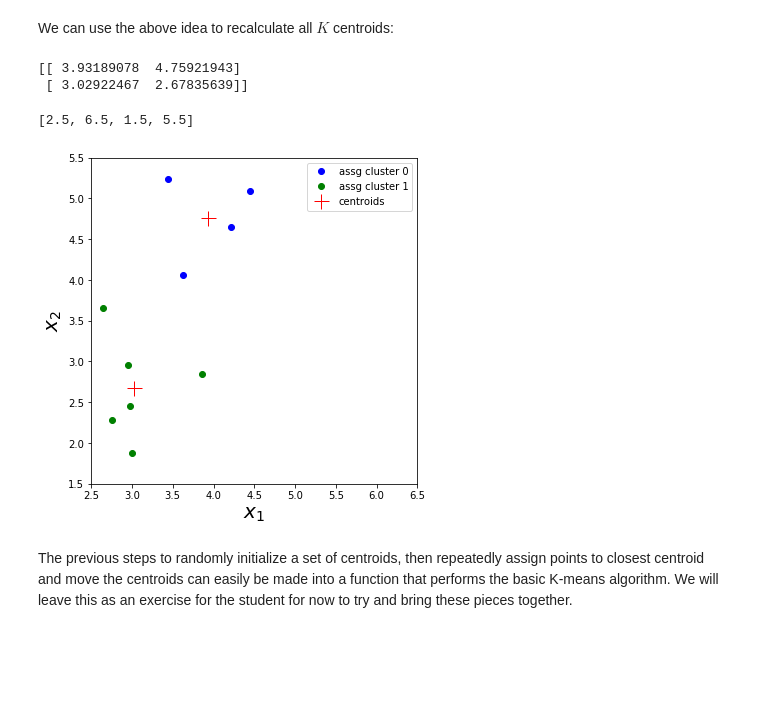
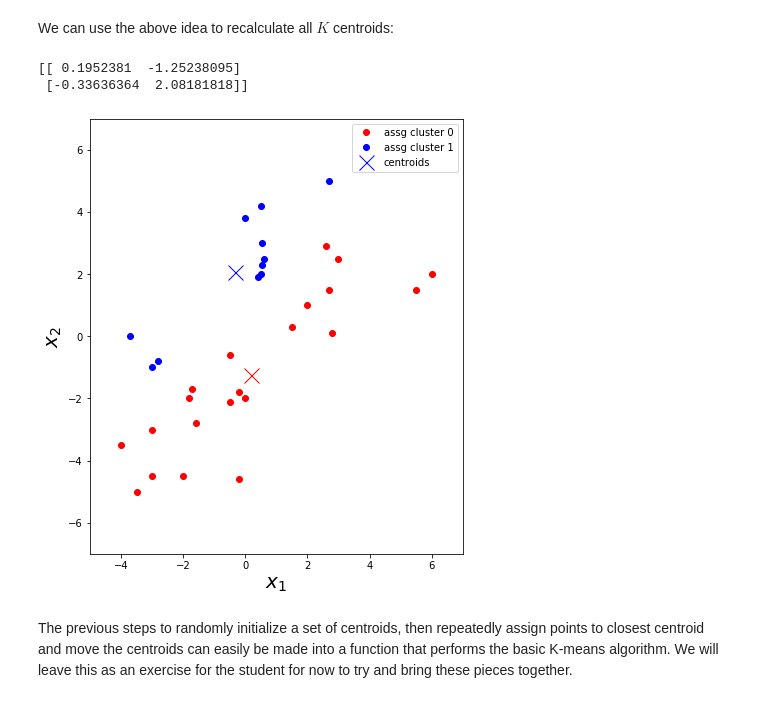
Before and after one commit to tgrasty/CSCI574-Machine-Learning, a Jupyter notebook: lectures/Lecture-11-Unsupervised-Learning.ipynb, the cells around one changed output. Saved outputs shown, nothing was run; the diff lists cells and outputs as text; code cells hidden in the pictures; blank space fills up the shorter version.

```diff
--- a/lectures/Lecture-11-Unsupervised-Learning.ipynb
+++ b/lectures/Lecture-11-Unsupervised-Learning.ipynb
@@ -3,8 +3,10 @@ import numpy as np
 import matplotlib.pyplot as plt
 import pandas as pd
 import matplotlib
+import seaborn as sns
 %matplotlib inline
-matplotlib.rcParams['figure.figsize'] = (8, 6) # set default figure size, 8in by 6in
+# %%
+matplotlib.rcParams['figure.figsize'] = (10, 8) # set default figure size, 10in by 8in
 # %% [markdown]
 This week, you will be learning about unsupervised learning. While supervised learning algorithms need labeled examples (x,y), unsupervised learning algorithms need only the input (x). You will learn about clustering—which is used for market segmentation, text summarization, among many other applications.
 # %% [markdown]
@@ -182,11 +273,11 @@ c = np.zeros(m)
 # for each training data point i
 for i in range(m):
     # determine distance to cluster 0
-    min_distance = distance(X[i,:], mu[0, :])
+    min_distance = distance_norm(X[i,:], mu[0, :])
     c[i] = 0
     # find out if any other cluster centroid k=1,...K is closer
     for k in range(1, K):
-        another_distance = distance(X[i,:], mu[k, :])
+        another_distance = distance_norm(X[i,:], mu[k, :])
         if another_distance < min_distance:
             min_distance = another_distance
             c[i] = k
@@ -204,12 +295,13 @@ cluster_1 = np.where(c == 1)[0]
 ax = plt.gca()
 ax.set_aspect('equal')
 
-plt.plot(X[cluster_0, 0], X[cluster_0, 1], 'bo', label='assg cluster 0')
-plt.plot(X[cluster_1, 0], X[cluster_1, 1], 'go', label='assg cluster 1')
-plt.plot(mu[:,0], mu[:,1], 'r+', markersize=15, label='centroids')
+plt.plot(X[cluster_0, 0], X[cluster_0, 1], 'ro', label='assg cluster 0')
+plt.plot(mu[0,0], mu[0,1], 'rx', markersize=15)
+plt.plot(X[cluster_1, 0], X[cluster_1, 1], 'bo', label='assg cluster 1')
+plt.plot(mu[1,0], mu[1,1], 'bx', markersize=15, label='centroids')
 plt.xlabel(r'$x_1$', fontsize=20)
 plt.ylabel(r'$x_2$', fontsize=20)
-plt.legend(loc=1)
-plt.axis([2.5, 6.5, 1.5, 5.5])
+plt.legend(loc=2)
+plt.axis([-5, 7, -7, 7]);
 # %% [output]
 point x[0] in cluster: 0
@@ -243,34 +353,34 @@ We can use the above idea to recalculate all $K$ centroids:
 # %%
 # recalculate all cluster centroids
 for k in range(K):
     cluster_pts = np.where(c == k)[0]
     mu[k] = np.mean(X[cluster_pts], axis=0)
 
 
 # show the resulting new cluster centroids
 print(mu)
 
 
 # visualize the new centroid locations in relation to the assigned points in the clusters
 cluster_0 = np.where(c == 0)[0]
 cluster_1 = np.where(c == 1)[0]
 
 #plt.figure(figsize=(8,16))
 ax = plt.gca()
 ax.set_aspect('equal')
 
-plt.plot(X[cluster_0, 0], X[cluster_0, 1], 'bo', label='assg cluster 0')
-plt.plot(X[cluster_1, 0], X[cluster_1, 1], 'go', label='assg cluster 1')
-plt.plot(mu[:,0], mu[:,1], 'r+', markersize=15, label='centroids')
+plt.plot(X[cluster_0, 0], X[cluster_0, 1], 'ro', label='assg cluster 0')
+plt.plot(mu[0,0], mu[0,1], 'rx', markersize=15)
+plt.plot(X[cluster_1, 0], X[cluster_1, 1], 'bo', label='assg cluster 1')
+plt.plot(mu[1,0], mu[1,1], 'bx', markersize=15, label='centroids')
 plt.xlabel(r'$x_1$', fontsize=20)
 plt.ylabel(r'$x_2$', fontsize=20)
 plt.legend(loc=1)
-plt.axis([2.5, 6.5, 1.5, 5.5])
+plt.axis([-5, 7, -7, 7]);
 # %% [output]
-[[ 3.93189078  4.75921943]
- [ 3.02922467  2.67835639]]
+[[ 0.1952381  -1.25238095]
+ [-0.33636364  2.08181818]]
-[2.5, 6.5, 1.5, 5.5]
-[figure, old version]
+[figure, new version]
 # %% [markdown]
 The previous steps to randomly initialize a set of centroids, then repeatedly assign points to closest centroid and move the
 centroids can easily be made into a function that performs the basic K-means algorithm.  We will leave this as an exercise
```
Also changed, not shown: parts of 45 cells of this notebook, 1 other file.
